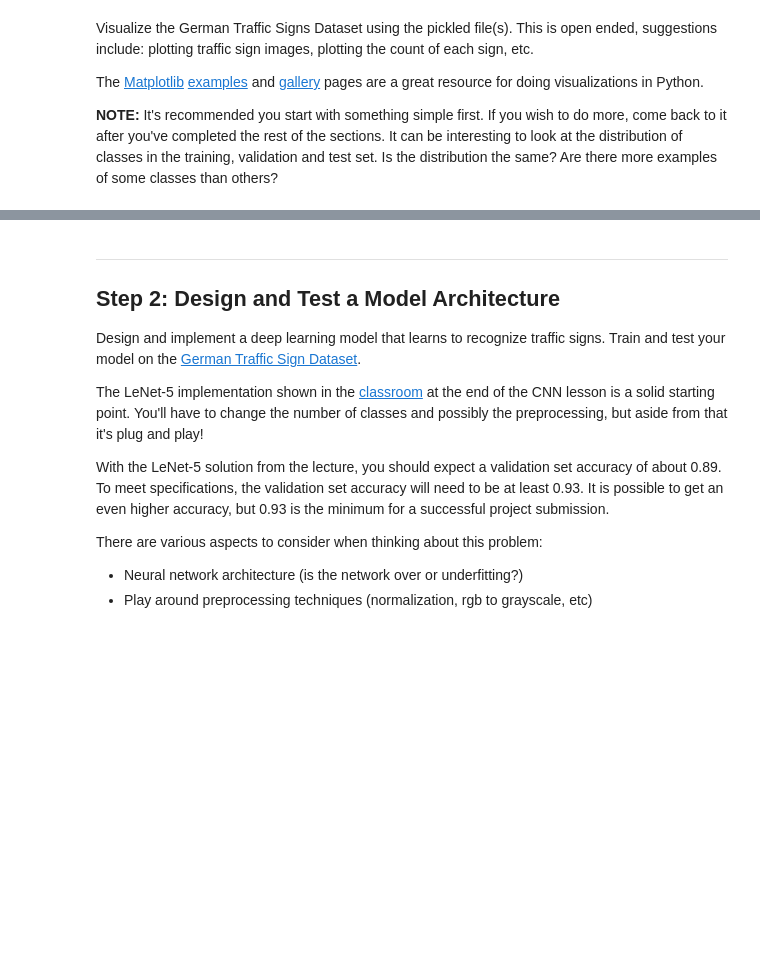
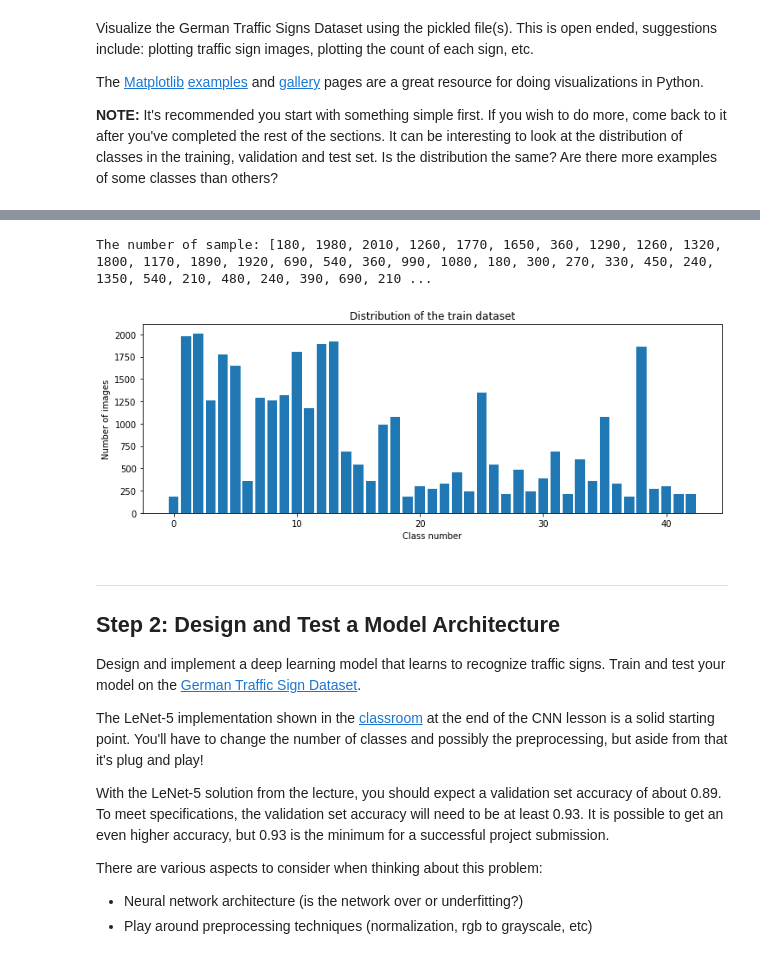
Before and after one commit to writego/Self-driving-Car-Engineer_Udacity, a Jupyter notebook: CarND-Traffic-Sign-Classifier-Project-master/Traffic_Sign_Classifier.ipynb, the cells around one changed output, grey strips where cells are left out. Saved outputs shown, nothing was run; the diff lists cells and outputs as text; code cells hidden in the pictures; blank space fills up the shorter version.

```diff
--- a/CarND-Traffic-Sign-Classifier-Project-master/Traffic_Sign_Classifier.ipynb
+++ b/CarND-Traffic-Sign-Classifier-Project-master/Traffic_Sign_Classifier.ipynb
@@ -133,3 +154,15 @@ plt.show()
+# %%
+# histogram of label frequency
+print("The number of sample:",num_of_samples)
+plt.figure(figsize=(12,4))
+plt.bar(range(0,num_classes),num_of_samples)
+plt.title("Distribution of the train dataset")
+plt.xlabel("Class number")
+plt.ylabel("Number of images")
+plt.show()
+# %% [output]
+The number of sample: [180, 1980, 2010, 1260, 1770, 1650, 360, 1290, 1260, 1320, 1800, 1170, 1890, 1920, 690, 540, 360, 990, 1080, 180, 300, 270, 330, 450, 240, 1350, 540, 210, 480, 240, 390, 690, 210 ...
+[figure, added]
 # %% [markdown]
 ----
 
```
Also changed, not shown: parts of 55 cells of this notebook.
